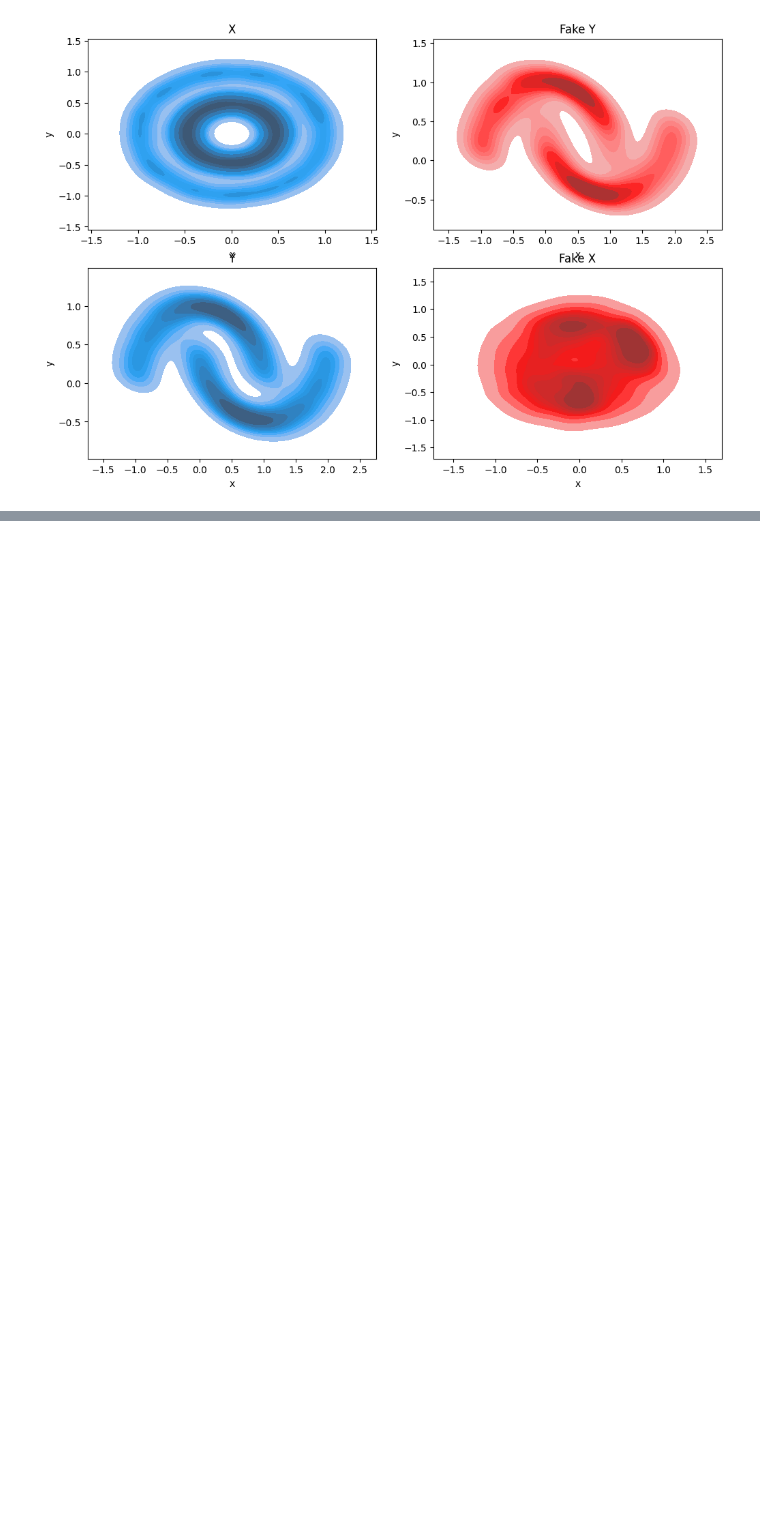
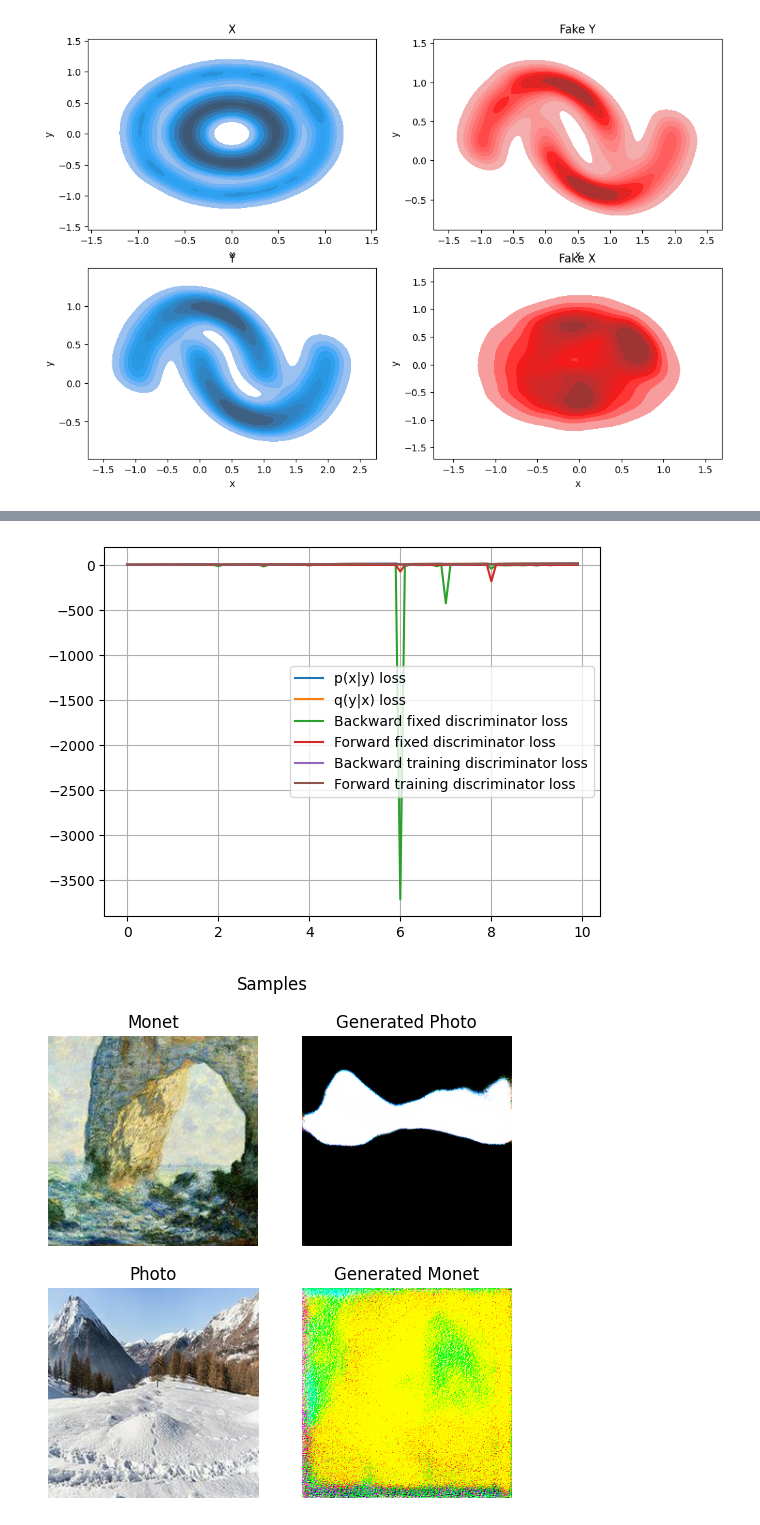
Before and after one commit to gregkseno/masters-thesis, a Jupyter notebook: code/adversarial_ipfp.ipynb, the cells around one changed output, grey strips where cells are left out. Cells and saved outputs as stored; diff of their text form; code cells hidden in the pictures; blank space fills up the shorter version.

```diff
--- a/code/adversarial_ipfp.ipynb
+++ b/code/adversarial_ipfp.ipynb
@@ -486,0 +496,25 @@ OutOfMemoryError: CUDA out of memory. Tried to allocate 20.00 MiB. GPU
+# %%
+from copy import deepcopy
+
+discriminator_backward = Discriminator(6).to(device)
+discriminator_forward = Discriminator(6).to(device)
+
+conditional_q_fixed.train()
+conditional_p = Conditional().to(device)
+conditional_q = deepcopy(conditional_q_fixed).to(device)
+
+trainer = AdversarialIPFPTrainer(
+    conditional_p,
+    conditional_q,
+    discriminator_backward,
+    discriminator_forward,
+    lr_disc={'forward': 1e-5, 'backward': 1e-5},
+    lr_gen={'forward': 1e-5, 'backward': 1e-5},
+    # clip=0.01,
+    device=device
+)
+
+
+epochs = 10
+inner_steps = 10
+losses = trainer.train(epochs, dataloader, inner_steps=inner_steps)
@@ -486,0 +539,12 @@ OutOfMemoryError: CUDA out of memory. Tried to allocate 20.00 MiB. GPU
+# %%
+conditional_q.to('cpu')
+conditional_p.to('cpu')
+
+conditional_q.eval()
+conditional_p.eval()
+
+visualize_losses(losses, trainer.loss_titles, inner_steps=inner_steps)
+visualize_sb_images(conditional_q, conditional_p, dataset, x_title='Monet', y_title='Photo')
+# %% [output]
+[figure, added]
+[figure, added]
```
Also changed, not shown: parts of 9 cells of this notebook.
